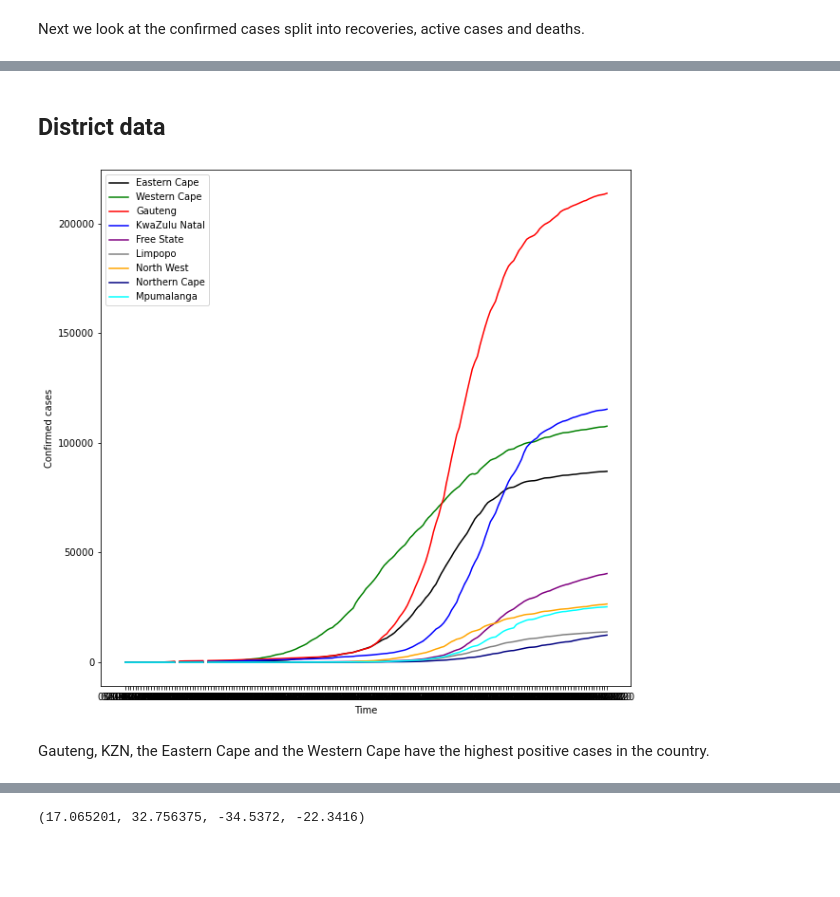
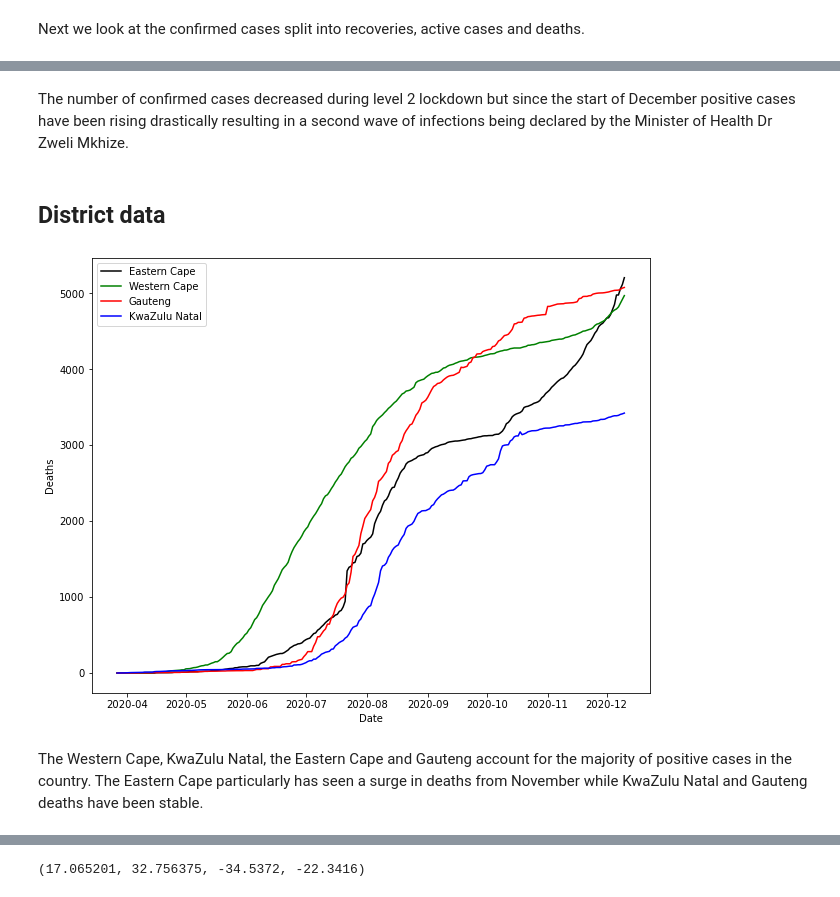
Before and after one commit to ZintleFaltein/Covid-modelling, a Jupyter notebook: Notebooks/Covid19_analysis_South_Africa.ipynb, the cells around one changed output, grey strips where cells are left out. Drawn from its saved outputs; the diff is of its cells as text; code cells hidden in the pictures; blank space fills up the shorter version.

```diff
--- a/Notebooks/Covid19_analysis_South_Africa.ipynb
+++ b/Notebooks/Covid19_analysis_South_Africa.ipynb
@@ -9,19 +9,8 @@ To combat the spread of the virus in South Africa, the government initialted a b
 # Load libraries
 # %%
 import warnings
-import folium
 from datetime import datetime, date
 from scipy.integrate import odeint
-from sklearn.pipeline import make_pipeline
-from sklearn.preprocessing import PolynomialFeatures
-from sklearn.metrics import mean_squared_error, r2_score
-from sklearn.metrics import mean_absolute_error
-from sklearn.linear_model import LinearRegression
-from folium import plugins
-import cufflinks as cf
-from plotly.offline import download_plotlyjs, init_notebook_mode, plot, iplot
-import plotly.graph_objects as go
-import plotly.express as px
 import numpy as np
 import pandas as pd
 import seaborn as sns
@@ -29,8 +18,6 @@ from plotnine import *
 import matplotlib.dates as mdates
 import matplotlib.pyplot as plt
 %matplotlib inline
-plt.rcParams['figure.figsize'] = 10, 12
-init_notebook_mode(connected=True)
 
 
 warnings.filterwarnings('ignore')
@@ -309,35 +272,37 @@ The cumulative number of cases follows a polynomial regression.
+# %% [markdown]
+The number of confirmed cases decreased during level 2 lockdown but since the start of December positive cases have been rising drastically resulting in a second wave of infections being declared by the Minister of Health Dr Zweli Mkhize.
 # %% [markdown]
 ## District data
 # %%
-plt.figure(figsize=(10,10))
+plt.figure(figsize=(10,8))
 
-plt.plot(confirmed['date'], confirmed['EC'],
+plt.plot(deaths['date'], deaths['EC'],
          color='black', label='Eastern Cape')
-plt.plot(confirmed['date'], confirmed['WC'],
+plt.plot(deaths['date'], deaths['WC'],
          color='green', label='Western Cape')
-plt.plot(confirmed['date'], confirmed['GP'],
+plt.plot(deaths['date'], deaths['GP'],
          color='red', label='Gauteng')
-plt.plot(confirmed['date'], confirmed['KZN'],
+plt.plot(deaths['date'], deaths['KZN'],
          color='blue', label='KwaZulu Natal')
-plt.plot(confirmed['date'], confirmed['FS'],
-         color='purple', label='Free State')
-plt.plot(confirmed['date'], confirmed['LP'],
-         color='grey', label='Limpopo')
-plt.plot(confirmed['date'], confirmed['NW'],
-         color='orange', label='North West')
-plt.plot(confirmed['date'], confirmed['NC'],
-         color='navy', label='Northern Cape')
-plt.plot(confirmed['date'], confirmed['MP'],
-         color='cyan', label='Mpumalanga')
+#plt.plot(deaths['date'], deaths['FS'],
+ #        color='purple', label='Free State')
+#plt.plot(deaths['date'], deaths['LP'],
+ #        color='grey', label='Limpopo')
+#plt.plot(deaths['date'], deaths['NW'],
+ #        color='orange', label='North West')
+#plt.plot(deaths['date'], deaths['NC'],
+ #        color='navy', label='Northern Cape')
+#plt.plot(deaths['date'], deaths['MP'],
+ #        color='cyan', label='Mpumalanga')
 
 # show the legend
 plt.legend()
 # set axis labels
-plt.ylabel('Confirmed cases')
-plt.xlabel('Time')
+plt.ylabel('Deaths')
+plt.xlabel('Date')
 
 plt.show()
 # %% [output]
-[figure, old version]
+[figure, new version]
-# %% [markdown]
-Gauteng, KZN, the Eastern Cape and the Western Cape have the highest positive cases in the country.
+# %% [markdown]
+The Western Cape, KwaZulu Natal, the Eastern Cape and Gauteng account for the majority of positive cases in the country. The Eastern Cape particularly has seen a surge in deaths from November while KwaZulu Natal and Gauteng deaths have been stable.
```
Also changed, not shown: parts of 56 cells of this notebook.
